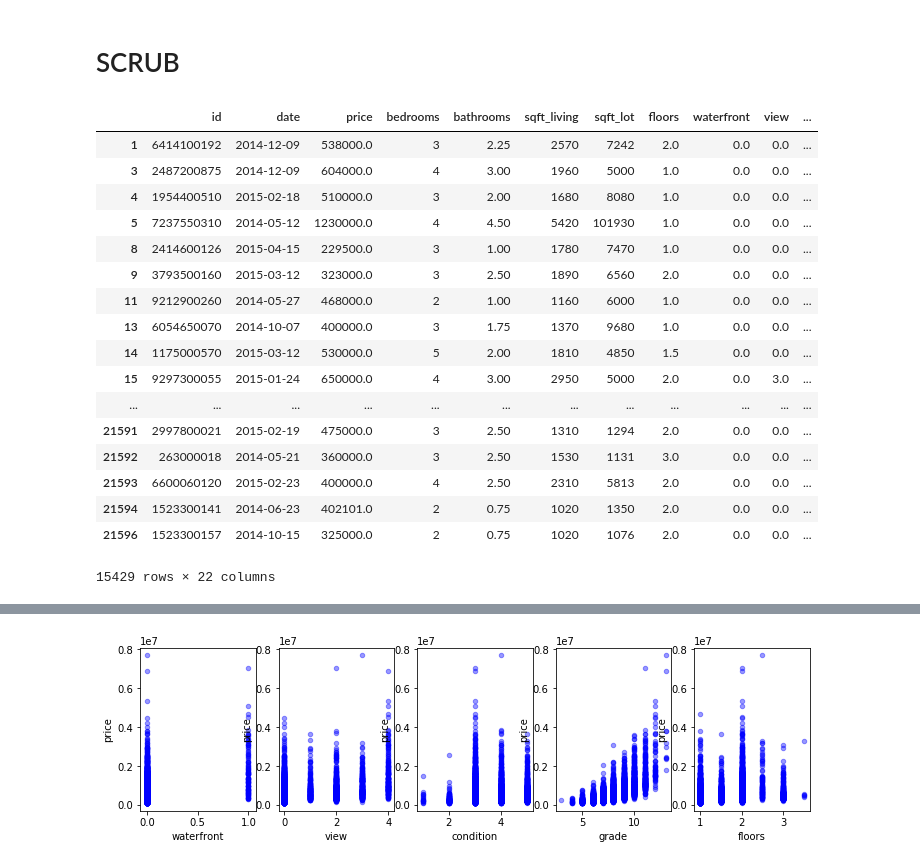
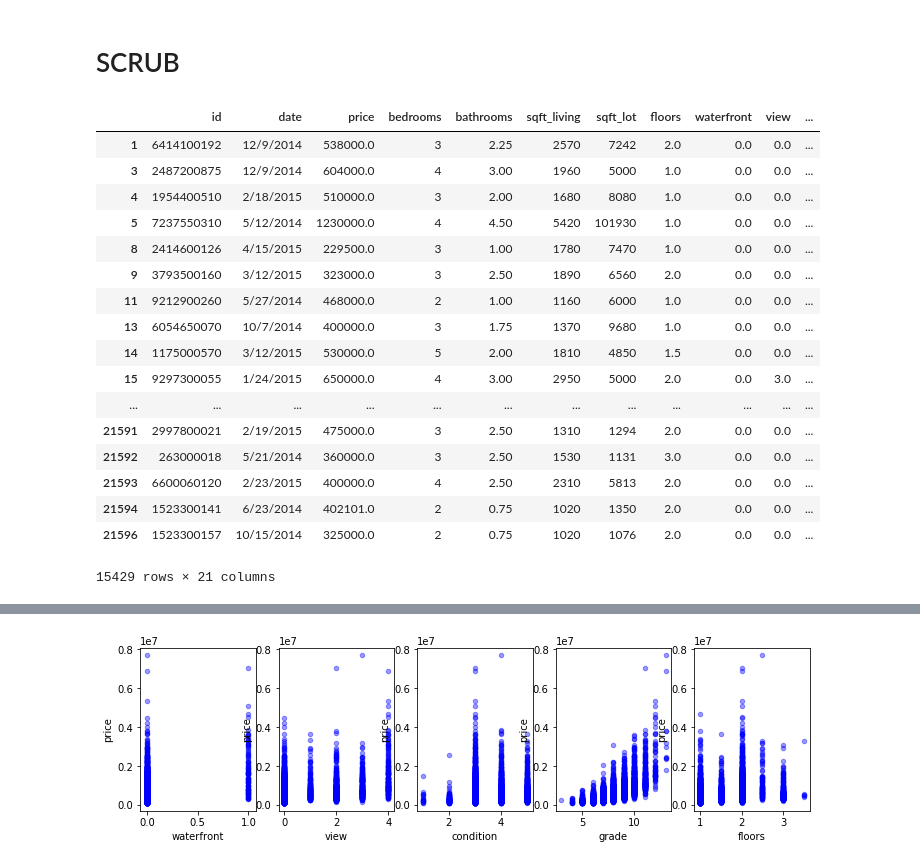
Before and after one commit to jdsmithwes/real_project1, a Jupyter notebook: student_OSEMN.ipynb, the cells around one changed output, grey strips where cells are left out. Saved outputs shown, nothing was run; the diff lists cells and outputs as text; code cells hidden in the pictures.

```diff
--- a/student_OSEMN.ipynb
+++ b/student_OSEMN.ipynb
@@ -182,25 +184,24 @@ data.head()
 # %%
 data = data.dropna()
 # %%
-data.date = pd.to_datetime(data['date'])
-data['sqft_basement1'] = pd.to_numeric(data['sqft_basement'],errors='coerce')
+data.date1 = pd.to_datetime(data['date'])
 data.dropna()
 # %% [output]
 |  | id | date | price | bedrooms | bathrooms | sqft_living | sqft_lot | floors | waterfront | view | ... |
-| 1 | 6414100192 | 2014-12-09 | 538000.0 | 3 | 2.25 | 2570 | 7242 | 2.0 | 0.0 | 0.0 | ... |
-| 3 | 2487200875 | 2014-12-09 | 604000.0 | 4 | 3.00 | 1960 | 5000 | 1.0 | 0.0 | 0.0 | ... |
-| 4 | 1954400510 | 2015-02-18 | 510000.0 | 3 | 2.00 | 1680 | 8080 | 1.0 | 0.0 | 0.0 | ... |
-| 5 | 7237550310 | 2014-05-12 | 1230000.0 | 4 | 4.50 | 5420 | 101930 | 1.0 | 0.0 | 0.0 | ... |
-| 8 | 2414600126 | 2015-04-15 | 229500.0 | 3 | 1.00 | 1780 | 7470 | 1.0 | 0.0 | 0.0 | ... |
-| 9 | 3793500160 | 2015-03-12 | 323000.0 | 3 | 2.50 | 1890 | 6560 | 2.0 | 0.0 | 0.0 | ... |
-| 11 | 9212900260 | 2014-05-27 | 468000.0 | 2 | 1.00 | 1160 | 6000 | 1.0 | 0.0 | 0.0 | ... |
-| 13 | 6054650070 | 2014-10-07 | 400000.0 | 3 | 1.75 | 1370 | 9680 | 1.0 | 0.0 | 0.0 | ... |
-| 14 | 1175000570 | 2015-03-12 | 530000.0 | 5 | 2.00 | 1810 | 4850 | 1.5 | 0.0 | 0.0 | ... |
-| 15 | 9297300055 | 2015-01-24 | 650000.0 | 4 | 3.00 | 2950 | 5000 | 2.0 | 0.0 | 3.0 | ... |
+| 1 | 6414100192 | 12/9/2014 | 538000.0 | 3 | 2.25 | 2570 | 7242 | 2.0 | 0.0 | 0.0 | ... |
+| 3 | 2487200875 | 12/9/2014 | 604000.0 | 4 | 3.00 | 1960 | 5000 | 1.0 | 0.0 | 0.0 | ... |
+| 4 | 1954400510 | 2/18/2015 | 510000.0 | 3 | 2.00 | 1680 | 8080 | 1.0 | 0.0 | 0.0 | ... |
+| 5 | 7237550310 | 5/12/2014 | 1230000.0 | 4 | 4.50 | 5420 | 101930 | 1.0 | 0.0 | 0.0 | ... |
+| 8 | 2414600126 | 4/15/2015 | 229500.0 | 3 | 1.00 | 1780 | 7470 | 1.0 | 0.0 | 0.0 | ... |
+| 9 | 3793500160 | 3/12/2015 | 323000.0 | 3 | 2.50 | 1890 | 6560 | 2.0 | 0.0 | 0.0 | ... |
+| 11 | 9212900260 | 5/27/2014 | 468000.0 | 2 | 1.00 | 1160 | 6000 | 1.0 | 0.0 | 0.0 | ... |
+| 13 | 6054650070 | 10/7/2014 | 400000.0 | 3 | 1.75 | 1370 | 9680 | 1.0 | 0.0 | 0.0 | ... |
+| 14 | 1175000570 | 3/12/2015 | 530000.0 | 5 | 2.00 | 1810 | 4850 | 1.5 | 0.0 | 0.0 | ... |
+| 15 | 9297300055 | 1/24/2015 | 650000.0 | 4 | 3.00 | 2950 | 5000 | 2.0 | 0.0 | 3.0 | ... |
 | ... | ... | ... | ... | ... | ... | ... | ... | ... | ... | ... | ... |
-| 21591 | 2997800021 | 2015-02-19 | 475000.0 | 3 | 2.50 | 1310 | 1294 | 2.0 | 0.0 | 0.0 | ... |
-| 21592 | 263000018 | 2014-05-21 | 360000.0 | 3 | 2.50 | 1530 | 1131 | 3.0 | 0.0 | 0.0 | ... |
-| 21593 | 6600060120 | 2015-02-23 | 400000.0 | 4 | 2.50 | 2310 | 5813 | 2.0 | 0.0 | 0.0 | ... |
-| 21594 | 1523300141 | 2014-06-23 | 402101.0 | 2 | 0.75 | 1020 | 1350 | 2.0 | 0.0 | 0.0 | ... |
-| 21596 | 1523300157 | 2014-10-15 | 325000.0 | 2 | 0.75 | 1020 | 1076 | 2.0 | 0.0 | 0.0 | ... |
+| 21591 | 2997800021 | 2/19/2015 | 475000.0 | 3 | 2.50 | 1310 | 1294 | 2.0 | 0.0 | 0.0 | ... |
+| 21592 | 263000018 | 5/21/2014 | 360000.0 | 3 | 2.50 | 1530 | 1131 | 3.0 | 0.0 | 0.0 | ... |
+| 21593 | 6600060120 | 2/23/2015 | 400000.0 | 4 | 2.50 | 2310 | 5813 | 2.0 | 0.0 | 0.0 | ... |
+| 21594 | 1523300141 | 6/23/2014 | 402101.0 | 2 | 0.75 | 1020 | 1350 | 2.0 | 0.0 | 0.0 | ... |
+| 21596 | 1523300157 | 10/15/2014 | 325000.0 | 2 | 0.75 | 1020 | 1076 | 2.0 | 0.0 | 0.0 | ... |
-15429 rows × 22 columns
+15429 rows × 21 columns
```
Also changed, not shown: parts of 57 cells of this notebook.
